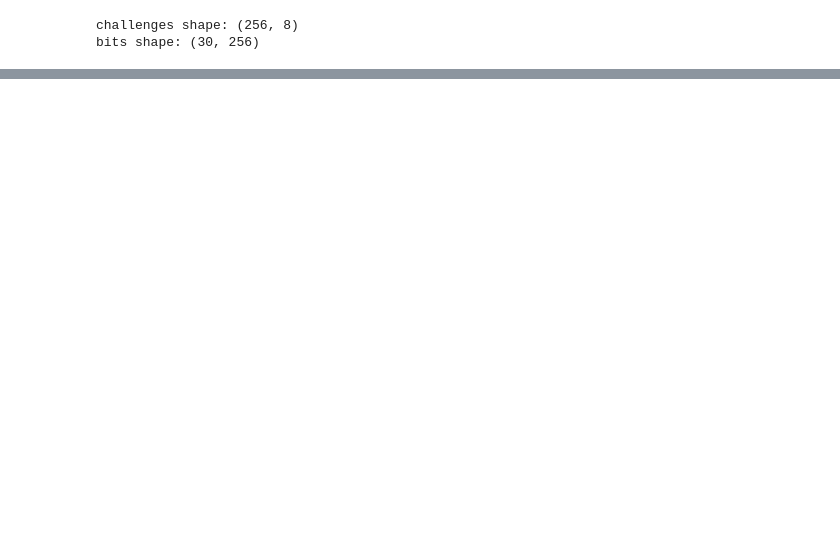
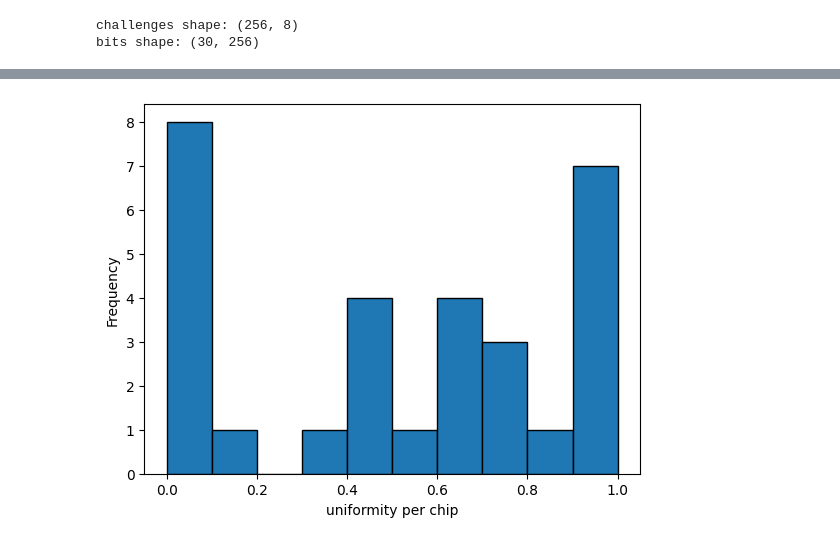
Before and after one commit to aikyao/pufs, a Jupyter notebook: performance_analysis.ipynb, the cells around one changed output, grey strips where cells are left out. Saved outputs shown, nothing was run; the diff lists cells and outputs as text; code cells hidden in the pictures; blank space fills up the shorter version.

```diff
--- a/performance_analysis.ipynb
+++ b/performance_analysis.ipynb
@@ -131,0 +145,10 @@ Bit‑aliasing std over 256 challenges : 0.1007135997105985
+# %%
+import matplotlib.pyplot as plt
+import numpy as np
+
+plt.hist(uniformities, bins=10, edgecolor='black')
+plt.xlabel("uniformity per chip")
+plt.ylabel("Frequency")
+plt.show()
+# %% [output]
+[figure, added]
```
Also changed, not shown: parts of 3 cells of this notebook, 1 other file.
